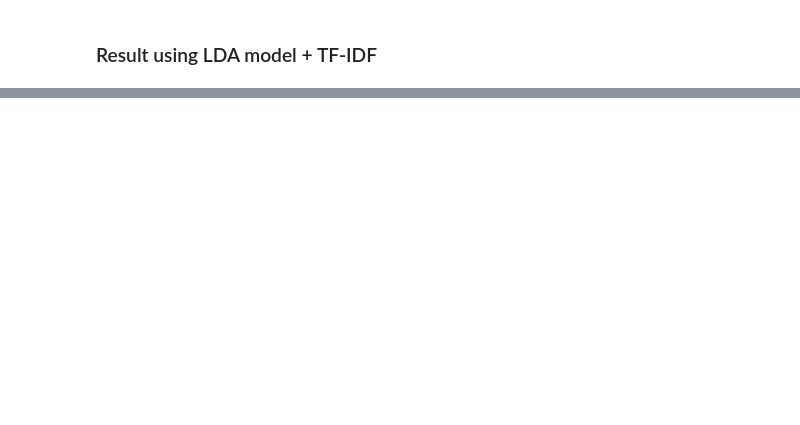
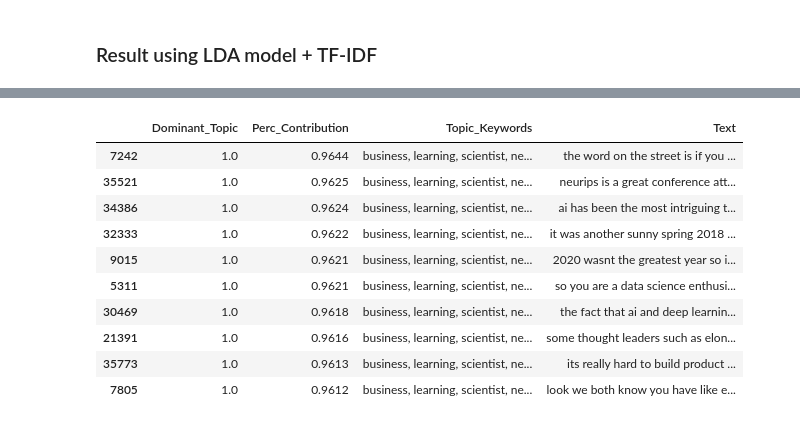
Before and after one commit to LiyanaRoslie/ds-keywords, a Jupyter notebook: ML - Topic_Modelling-Articles.ipynb, the cells around one changed output, grey strips where cells are left out. Saved outputs shown, nothing was run; the diff lists cells and outputs as text; code cells hidden in the pictures; blank space fills up the shorter version.

```diff
--- a/ML - Topic_Modelling-Articles.ipynb
+++ b/ML - Topic_Modelling-Articles.ipynb
@@ -242,0 +301,14 @@ topic
+# %%
+get_dominant_topics(articles_tfidf_ldamodel, articles_tfidf_corpus)
+# %% [output]
+|  | Dominant_Topic | Perc_Contribution | Topic_Keywords | Text |
+| 7242 | 1.0 | 0.9644 | business, learning, scientist, ne... | the word on the street is if you ... |
+| 35521 | 1.0 | 0.9625 | business, learning, scientist, ne... | neurips is a great conference att... |
+| 34386 | 1.0 | 0.9624 | business, learning, scientist, ne... | ai has been the most intriguing t... |
+| 32333 | 1.0 | 0.9622 | business, learning, scientist, ne... | it was another sunny spring 2018 ... |
+| 9015 | 1.0 | 0.9621 | business, learning, scientist, ne... | 2020 wasnt the greatest year so i... |
+| 5311 | 1.0 | 0.9621 | business, learning, scientist, ne... | so you are a data science enthusi... |
+| 30469 | 1.0 | 0.9618 | business, learning, scientist, ne... | the fact that ai and deep learnin... |
+| 21391 | 1.0 | 0.9616 | business, learning, scientist, ne... | some thought leaders such as elon... |
+| 35773 | 1.0 | 0.9613 | business, learning, scientist, ne... | its really hard to build product ... |
+| 7805 | 1.0 | 0.9612 | business, learning, scientist, ne... | look we both know you have like e... |
```
Also changed, not shown: parts of 18 cells of this notebook, 1 other file.
